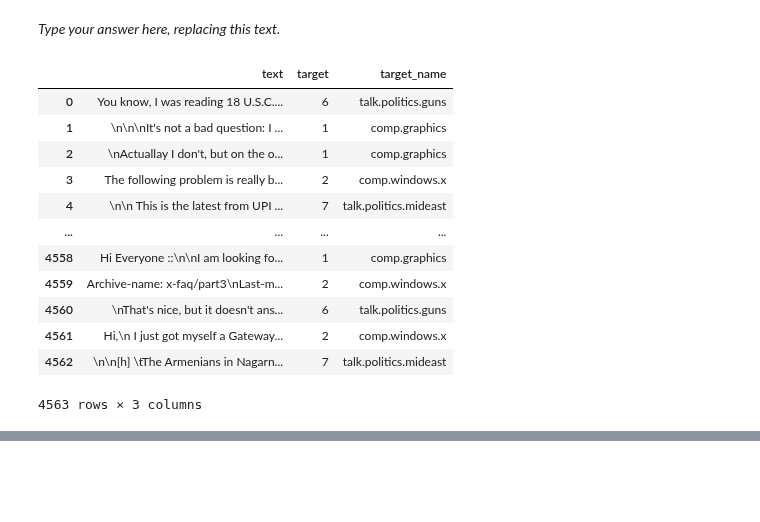
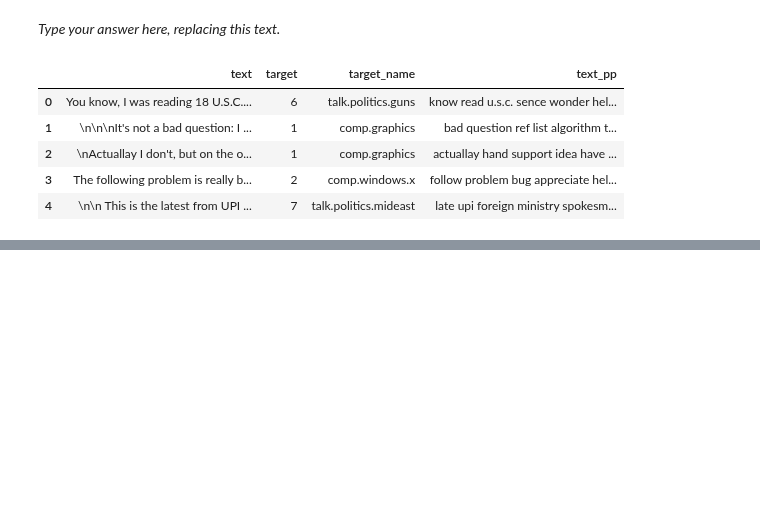
Before and after one commit to BradPeng/cpsc330-2023s, a Jupyter notebook: hw/hw7/hw7.ipynb, the cells around one changed output, grey strips where cells are left out. Drawn from its saved outputs; the diff is of its cells as text; code cells hidden in the pictures; blank space fills up the shorter version.

```diff
--- a/hw/hw7/hw7.ipynb
+++ b/hw/hw7/hw7.ipynb
@@ -526,19 +590,39 @@ Solution_2_1
 _Points:_ 8
 # %% [markdown]
 _Type your answer here, replacing this text._
+# %%
+# Some code taken from Lecture 17 Notes
+
+nlp = spacy.load("en_core_web_md", disable=["parser", "ner"])
+# %%
+def preprocess(
+    doc,
+    min_token_len=2,
+    irrelevant_pos=["ADV", "PRON", "CCONJ", "PUNCT", "PART", "DET", "ADP", "SPACE"],
+):
+
+    clean_text = []
+
+    for token in doc:
+        if (
+            token.is_stop == False  # Check if it's not a stopword
+            and len(token) > min_token_len  # Check if the word meets minimum threshold
+            and token.pos_ not in irrelevant_pos
+            and token.like_url == False # Check if it's not an url
+            and token.like_email == False # Check if it's not an email
+            and token.like_num == False # Check if it's not a number
+        ):  # Check if the POS is in the acceptable POS tags
+            lemma = token.lemma_  # Take the lemma of the word
+            clean_text.append(lemma.lower())
+    return " ".join(clean_text)
+# %%
+df["text_pp"] = [preprocess(text) for text in nlp.pipe(df["text"])]
 # %%
-df
+df.head(5)
 # %% [output]
-|  | text | target | target_name |
-| 0 | You know, I was reading 18 U.S.C.... | 6 | talk.politics.guns |
-| 1 | \n\n\nIt's not a bad question: I ... | 1 | comp.graphics |
-| 2 | \nActuallay I don't, but on the o... | 1 | comp.graphics |
-| 3 | The following problem is really b... | 2 | comp.windows.x |
-| 4 | \n\n This is the latest from UPI ... | 7 | talk.politics.mideast |
-| ... | ... | ... | ... |
-| 4558 | Hi Everyone ::\n\nI am looking fo... | 1 | comp.graphics |
-| 4559 | Archive-name: x-faq/part3\nLast-m... | 2 | comp.windows.x |
-| 4560 | \nThat's nice, but it doesn't ans... | 6 | talk.politics.guns |
-| 4561 | Hi,\n I just got myself a Gateway... | 2 | comp.windows.x |
-| 4562 | \n\n[h] \tThe Armenians in Nagarn... | 7 | talk.politics.mideast |
+|  | text | target | target_name | text_pp |
+| 0 | You know, I was reading 18 U.S.C.... | 6 | talk.politics.guns | know read u.s.c. sence wonder hel... |
+| 1 | \n\n\nIt's not a bad question: I ... | 1 | comp.graphics | bad question ref list algorithm t... |
+| 2 | \nActuallay I don't, but on the o... | 1 | comp.graphics | actuallay hand support idea have ... |
+| 3 | The following problem is really b... | 2 | comp.windows.x | follow problem bug appreciate hel... |
+| 4 | \n\n This is the latest from UPI ... | 7 | talk.politics.mideast | late upi foreign ministry spokesm... |
-4563 rows × 3 columns
```
Also changed, not shown: parts of 46 cells of this notebook, 1 other file.
